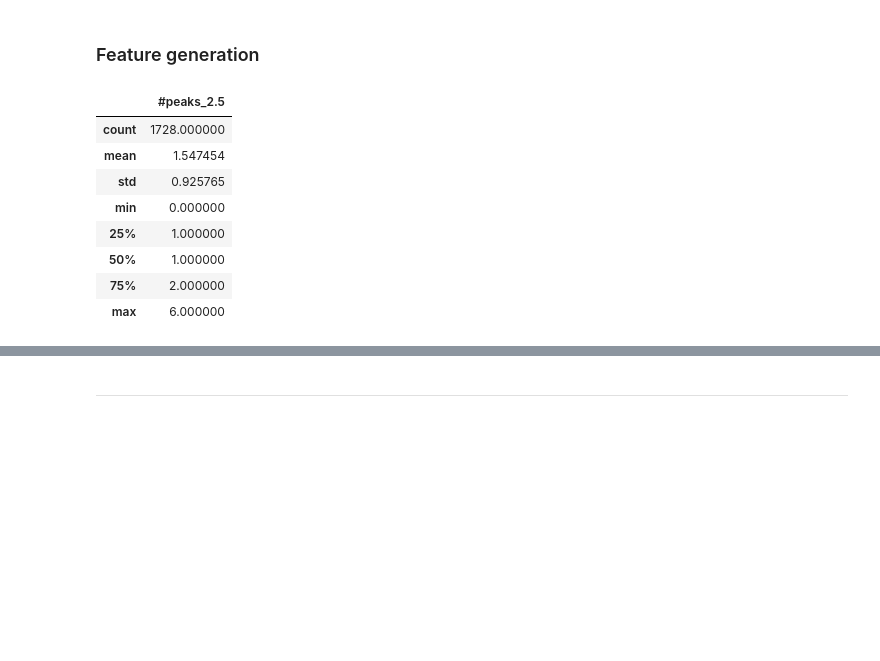
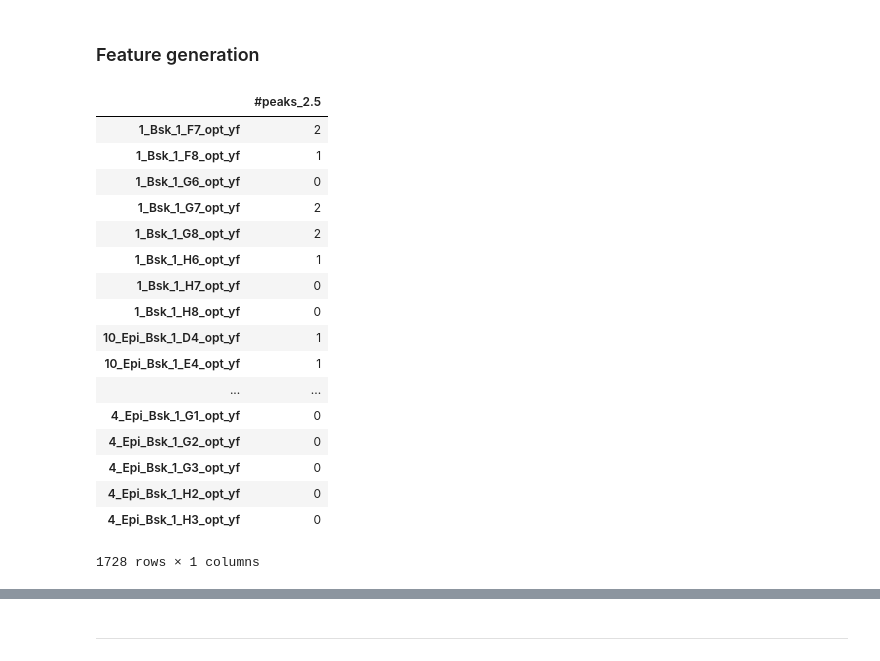
Before and after one commit to ecatherina/Sk_OSU_AFib_detection, a Jupyter notebook: Features generation LD dataset.ipynb, the cells around one changed output, grey strips where cells are left out. Drawn from its saved outputs; the diff is of its cells as text; code cells hidden in the pictures; blank space fills up the shorter version.

```diff
--- a/Features generation LD dataset.ipynb
+++ b/Features generation LD dataset.ipynb
@@ -92,20 +92,29 @@ def number_of_peaks(full_df, th):
         except ValueError:
             num = 0
         num_of_peaks.append(num)
-    num_of_peaks = pd.DataFrame(num_of_peaks, columns=['#peaks_' + str(th)])
+    num_of_peaks = pd.DataFrame(num_of_peaks, columns=['#peaks_' + str(th)], index=full_df.iloc[:, ::2].columns)
     return(num_of_peaks)
 # %%
-number_of_peaks(mem_spec, 2.5).describe()
+number_of_peaks(niom_spec, 2.5)
 # %% [output]
 |  | #peaks_2.5 |
-| count | 1728.000000 |
-| mean | 1.547454 |
-| std | 0.925765 |
-| min | 0.000000 |
-| 25% | 1.000000 |
-| 50% | 1.000000 |
-| 75% | 2.000000 |
-| max | 6.000000 |
+| 1_Bsk_1_F7_opt_yf | 2 |
+| 1_Bsk_1_F8_opt_yf | 1 |
+| 1_Bsk_1_G6_opt_yf | 0 |
+| 1_Bsk_1_G7_opt_yf | 2 |
+| 1_Bsk_1_G8_opt_yf | 2 |
+| 1_Bsk_1_H6_opt_yf | 1 |
+| 1_Bsk_1_H7_opt_yf | 0 |
+| 1_Bsk_1_H8_opt_yf | 0 |
+| 10_Epi_Bsk_1_D4_opt_yf | 1 |
+| 10_Epi_Bsk_1_E4_opt_yf | 1 |
+| ... | ... |
+| 4_Epi_Bsk_1_G1_opt_yf | 0 |
+| 4_Epi_Bsk_1_G2_opt_yf | 0 |
+| 4_Epi_Bsk_1_G3_opt_yf | 0 |
+| 4_Epi_Bsk_1_H2_opt_yf | 0 |
+| 4_Epi_Bsk_1_H3_opt_yf | 0 |
+1728 rows × 1 columns
 # %%
 def get_props(full_df):
     all_peaks = []
```
Also changed, not shown: parts of 8 cells of this notebook.
